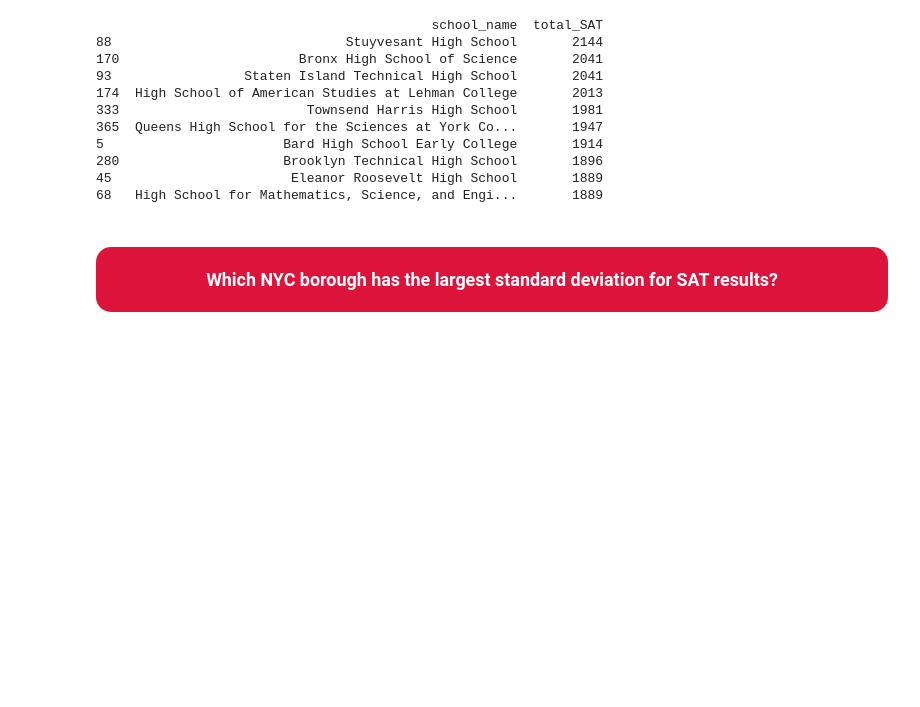
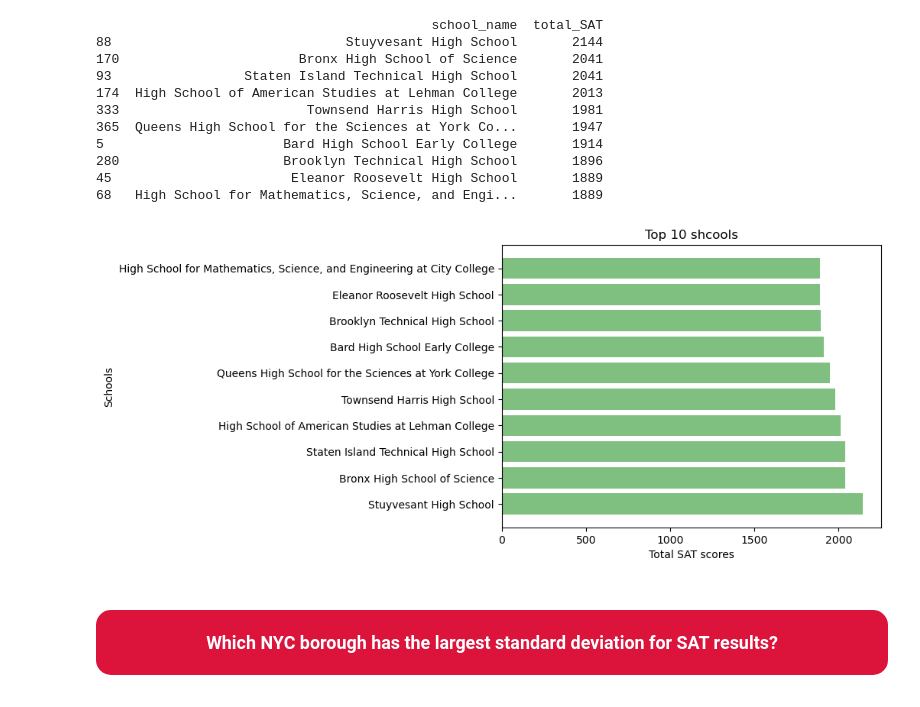
Before and after one commit to Pattarakiat/Python_Projects, a Jupyter notebook: Exploring NYC Public School Test Result Scores Project/Exploring NYC Public School Test Result Scores.ipynb, the cells around one changed output. Drawn from its saved outputs; the diff is of its cells as text; code cells hidden in the pictures; blank space fills up the shorter version.

```diff
--- a/Exploring NYC Public School Test Result Scores Project/Exploring NYC Public School Test Result Scores.ipynb
+++ b/Exploring NYC Public School Test Result Scores Project/Exploring NYC Public School Test Result Scores.ipynb
@@ -193,6 +203,17 @@ print(top_10_schools)
 280                     Brooklyn Technical High School       1896
 45                       Eleanor Roosevelt High School       1889
 68   High School for Mathematics, Science, and Engi...       1889
+# %%
+# Create bar chart
+plt.barh('school_name', 'total_SAT', data=top_10_schools, alpha=0.5, color='green')
+
+plt.xlabel('Total SAT scores')
+plt.ylabel('Schools')
+plt.title('Top 10 shcools')
+
+plt.show()
+# %% [output]
+[figure, added]
 # %% [markdown]
 <div style="color:white;
             display:fill;
```
Also changed, not shown: parts of 4 cells of this notebook.
